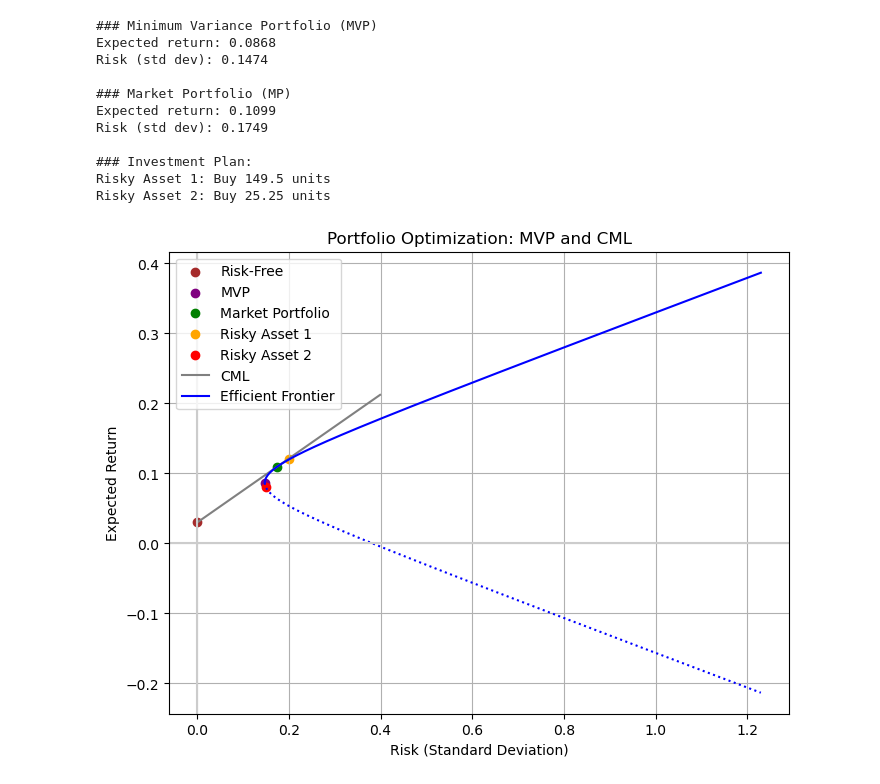
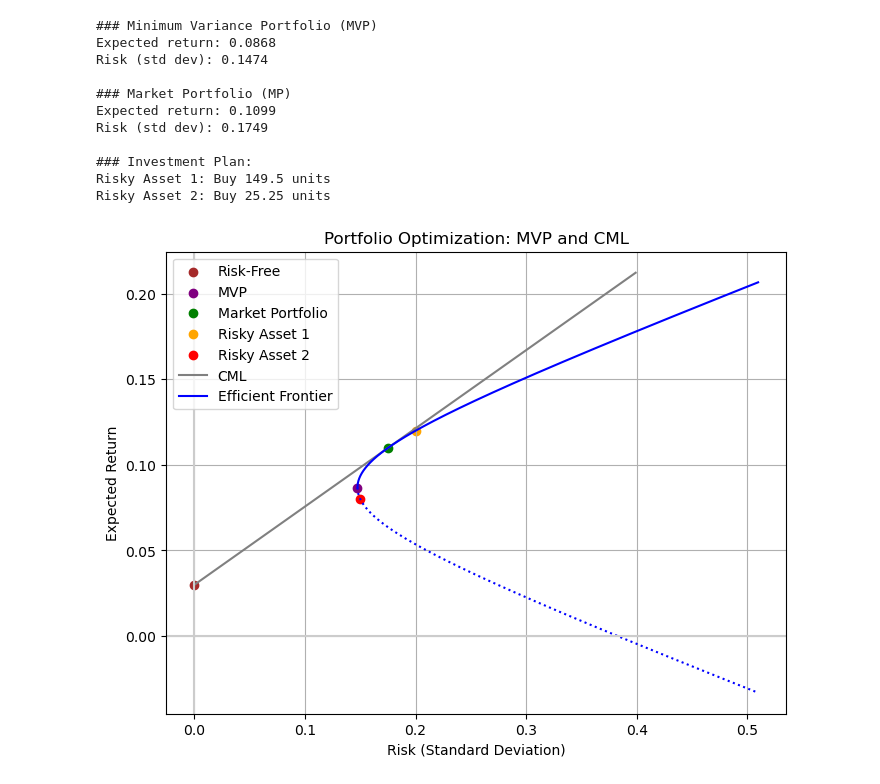
Before and after one commit to MatMgl/mvp-and-cml-analyzer, a Jupyter notebook: project_fixed_parameters.ipynb, the cells around one changed output. Cells and saved outputs as stored; diff of their text form; code cells hidden in the pictures.

```diff
--- a/project_fixed_parameters.ipynb
+++ b/project_fixed_parameters.ipynb
@@ -96,32 +96,32 @@ ax.scatter(sigma_mp, mi_mp, c='green', label='Market Portfolio')
 ax.scatter(sigma1, mu1, c='orange', label='Risky Asset 1')
 ax.scatter(sigma2, mu2, c='red', label='Risky Asset 2')
 
 # CML (Capital Market Line)
 x = np.arange(0, max(sigma1, sigma2, sigma_mp) + 0.2, 0.001)
 y = r + x * ((mi_mp - r) / sigma_mp)
 plt.plot(x, y, c='gray', label='CML')
 
 # Efficient Frontier (Hyperbola)
-u = np.arange(mi_mvp, mi_mvp + 0.3, 0.0001)
+u = np.arange(mi_mvp, mi_mvp + 0.12, 0.0001)
 A = (mu1 - mu2) ** 2
 B = (u - mu2) ** 2 * sigma1 ** 2
 C = (mu1 - u) ** 2 * sigma2 ** 2
 D = 2 * (u - mu2) * (mu1 - u) * sigma12
 z = (1 / A) * (B + C + D)
 v = np.sqrt(z)
 q = u - 2 * (u - mi_mvp)
 
 plt.plot(v, u, c='blue', label='Efficient Frontier')
 plt.plot(v, q, c='blue', linestyle='dotted')
 
 # Labels
 plt.xlabel('Risk (Standard Deviation)')
 plt.ylabel('Expected Return')
 plt.title('Portfolio Optimization: MVP and CML')
 plt.axhline(0, color='#cccccc')
 plt.axvline(0, color='#cccccc')
 plt.legend(loc='upper left')
 plt.grid(True)
 plt.show()
 # %% [output]
-[figure, old version]
+[figure, new version]
```
